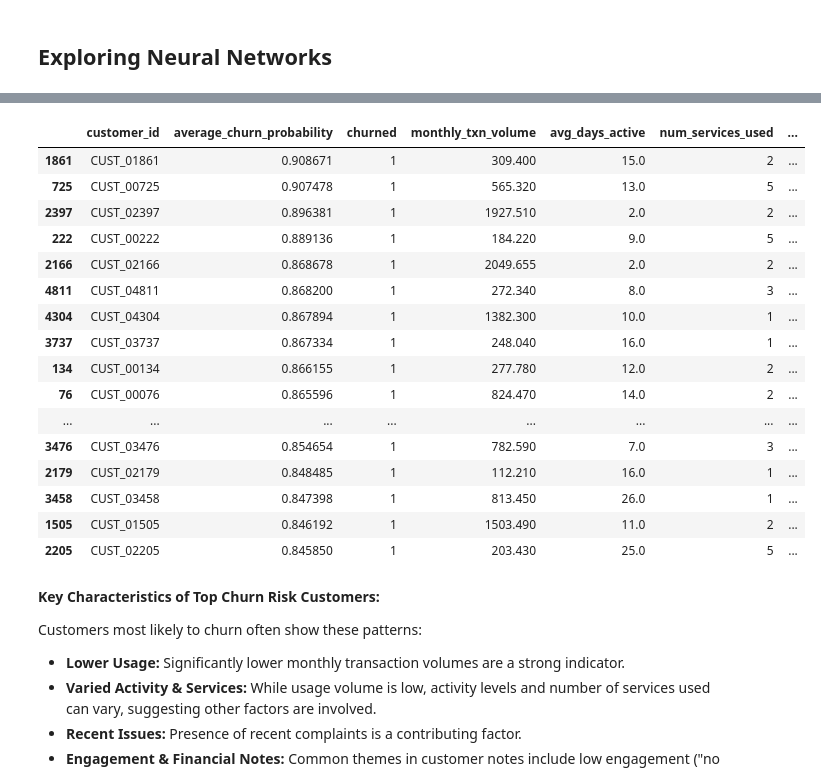
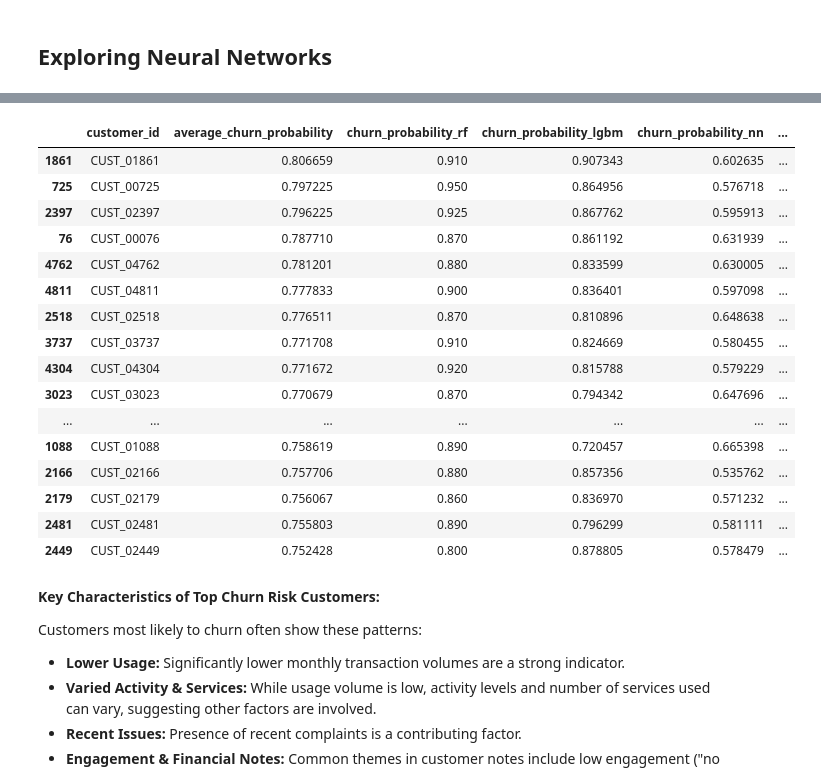
Before and after one commit to marina237/novaEdge, a Jupyter notebook: novaEdge.ipynb, the cells around one changed output, grey strips where cells are left out. Cells and saved outputs as stored; diff of their text form; code cells hidden in the pictures.

Commit message:
Implement modeling, churn risk identification, and refine summaries

```diff
--- a/novaEdge.ipynb
+++ b/novaEdge.ipynb
@@ -996,31 +1024,37 @@ F1-Score: 0.44321329639889195
 # %%
 # Predict churn probabilities using Random Forest
-# We need probabilities for the entire dataset, not just the test set
-# Make sure to preprocess the entire features DataFrame (X_processed_df)
 churn_probabilities_rf = rf_model.predict_proba(X_processed_df)[:, 1] # Get the probability of the positive class (churned=1)
 
 # Predict churn probabilities using LightGBM
 churn_probabilities_lgbm = lgbm_model.predict_proba(X_processed_df)[:, 1] # Get the probability of the positive class (churned=1)
+
+# Predict churn probabilities using the Neural Network (trained with Early Stopping)
+churn_probabilities_nn = model_es.predict(X_processed_df).flatten() # Get the probability of the positive class (churned=1)
+
 
 # Add the predicted probabilities to the original DataFrame for easier identification
 # Create a copy to avoid SettingWithCopyWarning
 df_with_predictions = df.copy()
 df_with_predictions['churn_probability_rf'] = churn_probabilities_rf
 df_with_predictions['churn_probability_lgbm'] = churn_probabilities_lgbm
+df_with_predictions['churn_probability_nn'] = churn_probabilities_nn
 
-# Calculate the average churn probability from both models
-df_with_predictions['average_churn_probability'] = (df_with_predictions['churn_probability_rf'] + df_with_predictions['churn_probability_lgbm']) / 2
+
+# Calculate the average churn probability from all three models
+df_with_predictions['average_churn_probability'] = (df_with_predictions['churn_probability_rf'] + df_with_predictions['churn_probability_lgbm'] + df_with_predictions['churn_probability_nn']) / 3
 
 # Sort customers by average churn probability in descending order
 top_churn_risks = df_with_predictions.sort_values(by='average_churn_probability', ascending=False)
 
 # Display the top N churn risk customers (e.g., top 20)
-print("Top 20 Churn Risk Customers (based on average predicted probability):")
-display(top_churn_risks[['customer_id', 'average_churn_probability', 'churned', 'monthly_txn_volume', 'avg_days_active', 'num_services_used', 'complaints_last_3mo', 'customerNotesCategories']].head(20))
+print("Top 20 Churn Risk Customers (based on average predicted probability from RF, LGBM, NN):")
+display(top_churn_risks[['customer_id', 'average_churn_probability', 'churn_probability_rf', 'churn_probability_lgbm', 'churn_probability_nn', 'churned', 'monthly_txn_volume', 'avg_days_active', 'num_services_used', 'complaints_last_3mo', 'customerNotesCategories']].head(20))
 
 # Optionally, you can also show top risks based on individual models
 # print("\nTop 10 Churn Risk Customers (Random Forest):")
 # display(df_with_predictions.sort_values(by='churn_probability_rf', ascending=False)[['customer_id', 'churn_probability_rf', 'churned']].head(10))
 # print("\nTop 10 Churn Risk Customers (LightGBM):")
 # display(df_with_predictions.sort_values(by='churn_probability_lgbm', ascending=False)[['customer_id', 'churn_probability_lgbm', 'churned']].head(10))
+# print("\nTop 10 Churn Risk Customers (Neural Network):")
+# display(df_with_predictions.sort_values(by='churn_probability_nn', ascending=False)[['customer_id', 'churn_probability_nn', 'churned']].head(10))
 # %% [output]
@@ -1028,20 +1063,20 @@ Top 20 Churn Risk Customers (based on average predicted probability):
-|  | customer_id | average_churn_probability | churned | monthly_txn_volume | avg_days_active | num_services_used | ... |
-| 1861 | CUST_01861 | 0.908671 | 1 | 309.400 | 15.0 | 2 | ... |
-| 725 | CUST_00725 | 0.907478 | 1 | 565.320 | 13.0 | 5 | ... |
-| 2397 | CUST_02397 | 0.896381 | 1 | 1927.510 | 2.0 | 2 | ... |
-| 222 | CUST_00222 | 0.889136 | 1 | 184.220 | 9.0 | 5 | ... |
-| 2166 | CUST_02166 | 0.868678 | 1 | 2049.655 | 2.0 | 2 | ... |
-| 4811 | CUST_04811 | 0.868200 | 1 | 272.340 | 8.0 | 3 | ... |
-| 4304 | CUST_04304 | 0.867894 | 1 | 1382.300 | 10.0 | 1 | ... |
-| 3737 | CUST_03737 | 0.867334 | 1 | 248.040 | 16.0 | 1 | ... |
-| 134 | CUST_00134 | 0.866155 | 1 | 277.780 | 12.0 | 2 | ... |
-| 76 | CUST_00076 | 0.865596 | 1 | 824.470 | 14.0 | 2 | ... |
-| ... | ... | ... | ... | ... | ... | ... | ... |
-| 3476 | CUST_03476 | 0.854654 | 1 | 782.590 | 7.0 | 3 | ... |
-| 2179 | CUST_02179 | 0.848485 | 1 | 112.210 | 16.0 | 1 | ... |
-| 3458 | CUST_03458 | 0.847398 | 1 | 813.450 | 26.0 | 1 | ... |
-| 1505 | CUST_01505 | 0.846192 | 1 | 1503.490 | 11.0 | 2 | ... |
-| 2205 | CUST_02205 | 0.845850 | 1 | 203.430 | 25.0 | 5 | ... |
+|  | customer_id | average_churn_probability | churn_probability_rf | churn_probability_lgbm | churn_probability_nn | ... |
+| 1861 | CUST_01861 | 0.806659 | 0.910 | 0.907343 | 0.602635 | ... |
+| 725 | CUST_00725 | 0.797225 | 0.950 | 0.864956 | 0.576718 | ... |
+| 2397 | CUST_02397 | 0.796225 | 0.925 | 0.867762 | 0.595913 | ... |
+| 76 | CUST_00076 | 0.787710 | 0.870 | 0.861192 | 0.631939 | ... |
+| 4762 | CUST_04762 | 0.781201 | 0.880 | 0.833599 | 0.630005 | ... |
+| 4811 | CUST_04811 | 0.777833 | 0.900 | 0.836401 | 0.597098 | ... |
+| 2518 | CUST_02518 | 0.776511 | 0.870 | 0.810896 | 0.648638 | ... |
+| 3737 | CUST_03737 | 0.771708 | 0.910 | 0.824669 | 0.580455 | ... |
+| 4304 | CUST_04304 | 0.771672 | 0.920 | 0.815788 | 0.579229 | ... |
+| 3023 | CUST_03023 | 0.770679 | 0.870 | 0.794342 | 0.647696 | ... |
+| ... | ... | ... | ... | ... | ... | ... |
+| 1088 | CUST_01088 | 0.758619 | 0.890 | 0.720457 | 0.665398 | ... |
+| 2166 | CUST_02166 | 0.757706 | 0.880 | 0.857356 | 0.535762 | ... |
+| 2179 | CUST_02179 | 0.756067 | 0.860 | 0.836970 | 0.571232 | ... |
+| 2481 | CUST_02481 | 0.755803 | 0.890 | 0.796299 | 0.581111 | ... |
+| 2449 | CUST_02449 | 0.752428 | 0.800 | 0.878805 | 0.578479 | ... |
 # %% [markdown]
 **Key Characteristics of Top Churn Risk Customers:**
 
```
Also changed, not shown: parts of 23 cells of this notebook.
